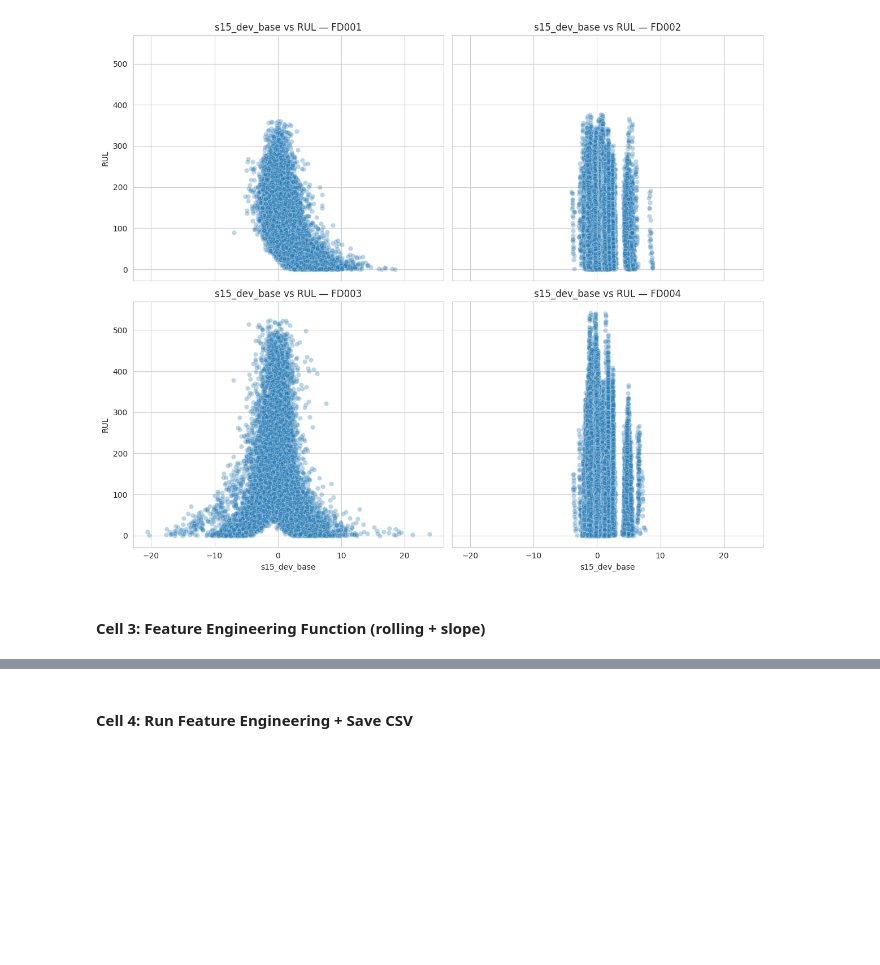
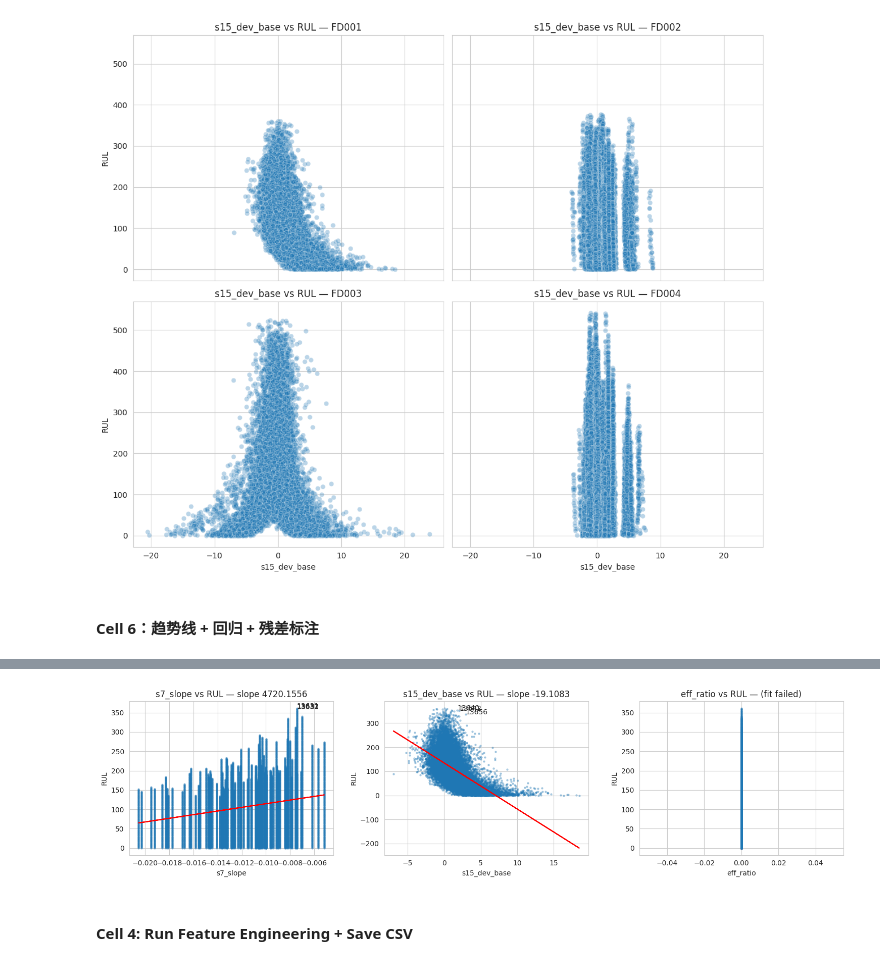
Before and after one commit to mosfet-sudo/ML-Project-G75, a Jupyter notebook: 90049_A2_G75_code.ipynb, the cells around one changed output, grey strips where cells are left out. Drawn from its saved outputs; the diff is of its cells as text; code cells hidden in the pictures; blank space fills up the shorter version.

```diff
--- a/90049_A2_G75_code.ipynb
+++ b/90049_A2_G75_code.ipynb
@@ -1129,5 +1129,3 @@ plt.tight_layout()
 plt.show()
 # %% [output]
 [figure]
-# %% [markdown]
-#### Cell 3: Feature Engineering Function (rolling + slope)
@@ -1181,0 +1132,48 @@ def compute_features(train_scaled, test_scaled, rolling_windows=[5,10,20]):
+# %% [markdown]
+#### Cell 6：趋势线 + 回归 + 残差标注
+# %%
+import numpy as np
+import matplotlib.pyplot as plt
+import seaborn as sns
+import pandas as pd
+
+def plot_with_regression(xs, ys, feat, ax=None):
+    mask = xs.notna() & ys.notna() & np.isfinite(xs) & np.isfinite(ys)
+    xs2 = xs[mask]
+    ys2 = ys[mask]
+    if ax is None:
+        _, ax = plt.subplots()
+    ax.scatter(xs, ys, alpha=0.3, s=5)
+    ax.set_xlabel(feat); ax.set_ylabel("RUL")
+    if len(xs2) < 2:
+        ax.set_title(f"{feat} vs RUL — insufficient data for fit")
+        return ax
+
+    try:
+        coeff = np.polyfit(xs2, ys2, 1)
+        preds = np.polyval(coeff, xs2)
+        ax.plot(xs2, preds, color='red')
+        ax.set_title(f"{feat} vs RUL — slope {coeff[0]:.4f}")
+        residuals = np.abs(ys2 - preds)
+        # 标注残差最大的点（但注意索引要对应原 xs2 的位置或改用 enumerate）
+        top3 = residuals.nlargest(3).index  # 这是相对于 xs2 的 index
+        for idx in top3:
+            ax.annotate(str(idx), (xs2.iloc[idx], ys2.iloc[idx]))
+    except Exception as e:
+        print(f"Warning: polyfit failed for feature {feat}: {e}")
+        ax.set_title(f"{feat} vs RUL — (fit failed)")
+    return ax
+
+
+# 举例 FD001
+fd = "FD001"
+X_tr = pd.read_csv(f"features_nasa/X_train_{fd}.csv")
+y_tr = pd.read_csv(f"features_nasa/y_train_{fd}.csv").squeeze()
+
+fig, axes = plt.subplots(1,3, figsize=(15,4))
+for ax, feat in zip(axes, ["s7_slope", "s15_dev_base", "eff_ratio"]):
+    if feat in X_tr.columns:
+        plot_with_regression(X_tr[feat], y_tr, feat, ax=ax)
+plt.tight_layout()
+plt.show()
+# %% [output]
@@ -1182,3 +1181,4 @@ def compute_features(train_scaled, test_scaled, rolling_windows=[5,10,20]):
+[figure, added]
 # %% [markdown]
 #### Cell 4: Run Feature Engineering + Save CSV
 # %% [markdown]
```
Also changed, not shown: parts of 3 cells of this notebook.
